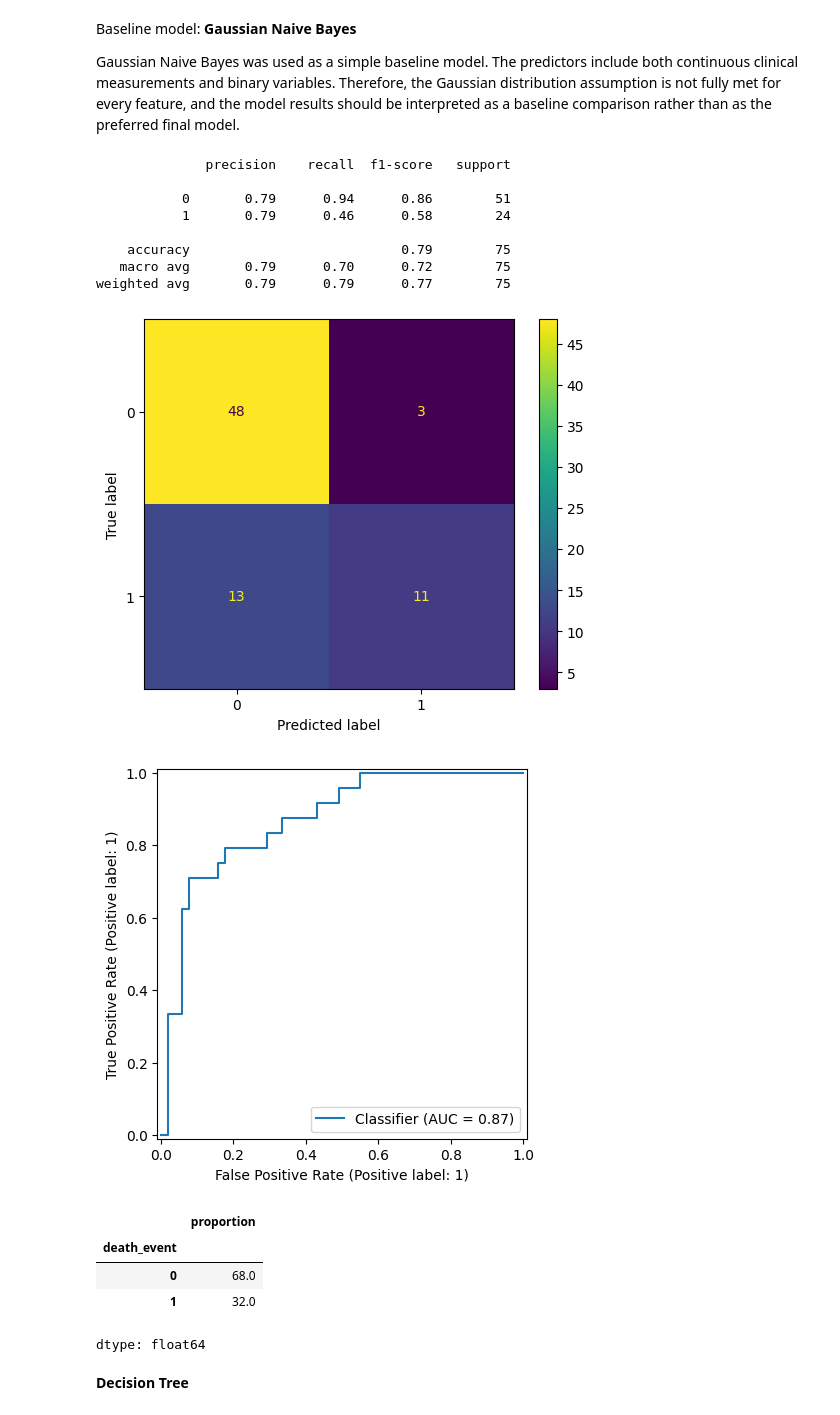
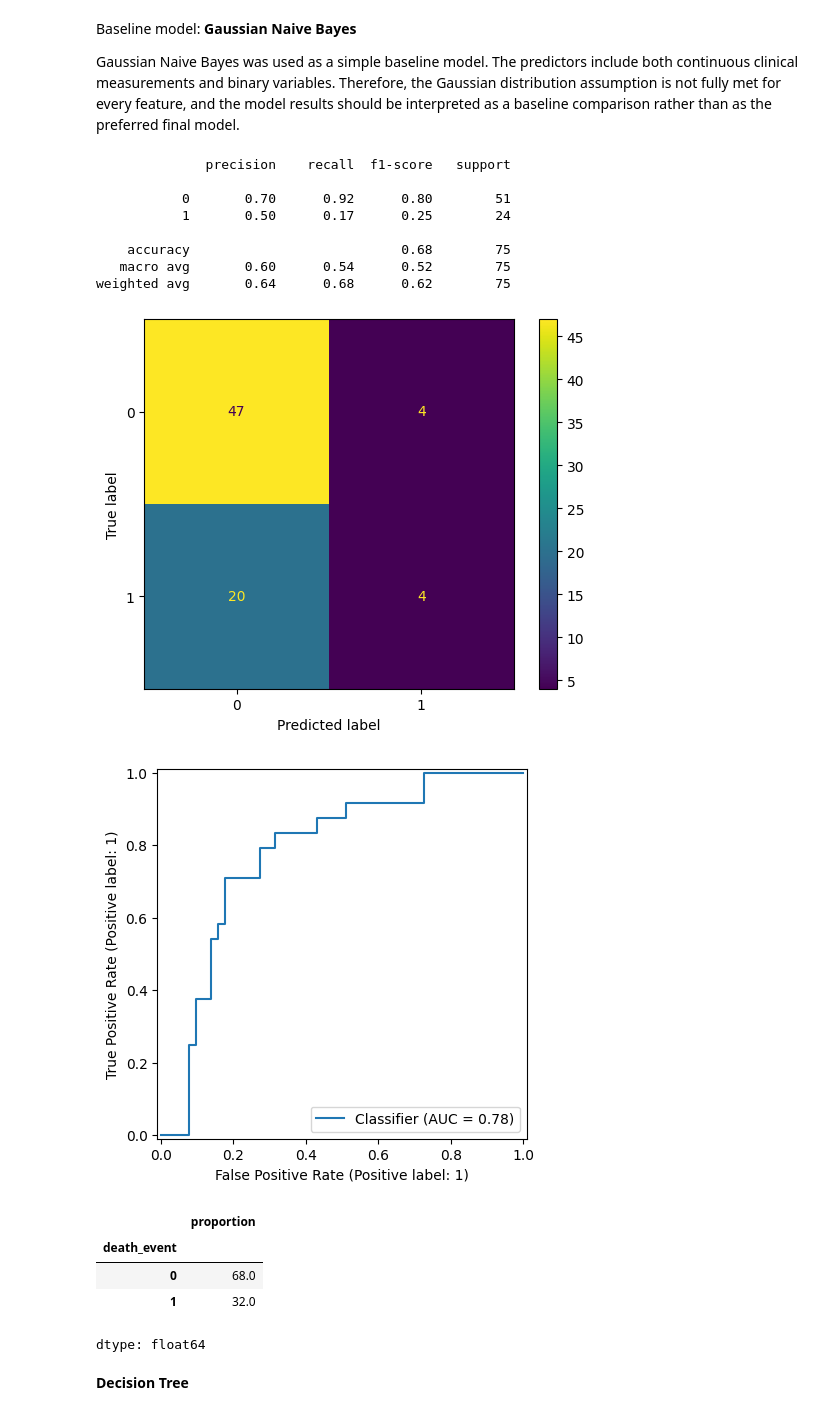
Before and after one commit to dr-koehler-ai/Heart-Failure-Clinical-Records-Dashboard, a Jupyter notebook: Heart_Failure_Clinical_Records_V2.ipynb, the cells around one changed output. Saved outputs shown, nothing was run; the diff lists cells and outputs as text; code cells hidden in the pictures.

```diff
--- a/Heart_Failure_Clinical_Records_V2.ipynb
+++ b/Heart_Failure_Clinical_Records_V2.ipynb
@@ -108,43 +108,42 @@ from sklearn.naive_bayes import GaussianNB
 
 #Defining variables and target
 y = data["death_event"]
-X = data[['age','anaemia','creatinine_phosphokinase','diabetes','ejection_fraction','high_blood_pressure','platelets','serum_creatinine','serum_sodium','sex','smoking',
- 'time']]
+X = data[['age','anaemia','creatinine_phosphokinase','diabetes','ejection_fraction','high_blood_pressure','platelets','serum_creatinine','serum_sodium','sex','smoking']]
 
 # Splitting data
 X_train, X_test, y_train, y_test = train_test_split(X, y, test_size=0.25, random_state=42, stratify=y)
 
 # Building the model
 gnb = GaussianNB()
 gnb.fit(X_train, y_train)
 y_pred = gnb.predict(X_test)
 
 # Classification Report
 print(classification_report(y_test, y_pred))
 
 # Confusion Matrix
 cm = confusion_matrix(y_test, y_pred)
 disp = ConfusionMatrixDisplay(confusion_matrix=cm, display_labels=gnb.classes_)
 disp.plot()
 plt.show()
 
 # ROC Curve
 y_prob_gnb = gnb.predict_proba(X_test)[:, 1]
 RocCurveDisplay.from_predictions(y_test, y_prob_gnb)
 plt.show()
 
 y_test.value_counts(normalize=True).mul(100)
 # %% [output]
               precision    recall  f1-score   support
 
-           0       0.79      0.94      0.86        51
-           1       0.79      0.46      0.58        24
+           0       0.70      0.92      0.80        51
+           1       0.50      0.17      0.25        24
 
-    accuracy                           0.79        75
-   macro avg       0.79      0.70      0.72        75
-weighted avg       0.79      0.79      0.77        75
+    accuracy                           0.68        75
+   macro avg       0.60      0.54      0.52        75
+weighted avg       0.64      0.68      0.62        75
-[figure, old version]
+[figure, new version]
-[figure, old version]
+[figure, new version]
 |  | proportion |
 | death_event |  |
 | 0 | 68.0 |
```
Also changed, not shown: parts of 8 cells of this notebook.
